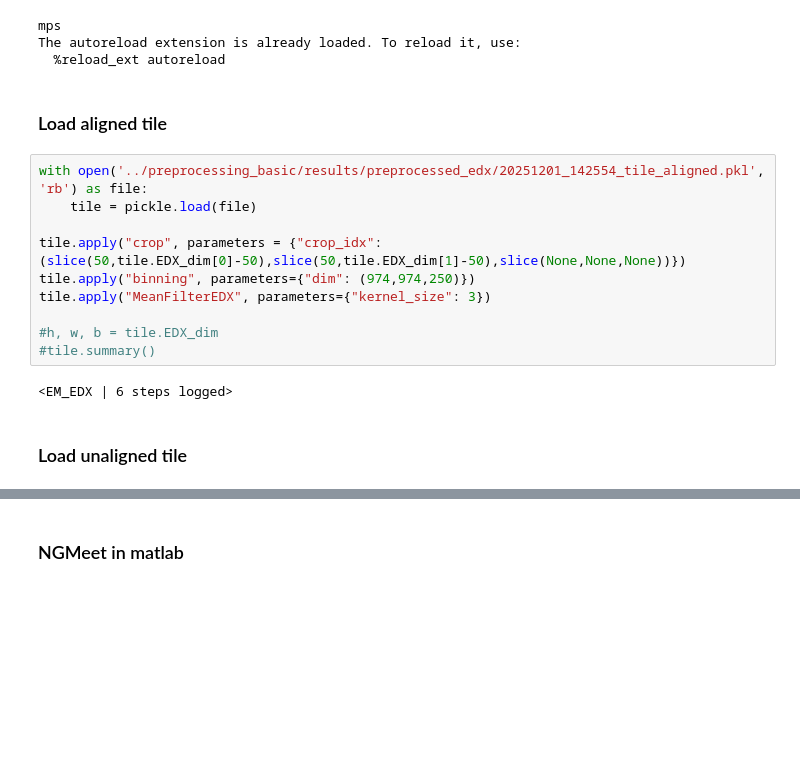
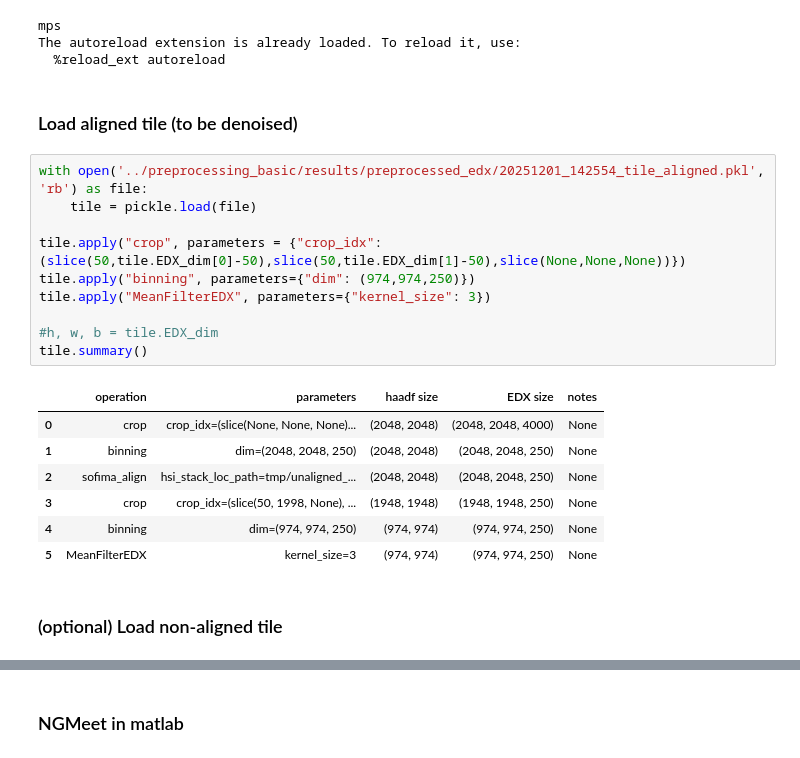
Before and after one commit to amjams/PreHyperspectralEDX, a Jupyter notebook: advanced_denoising/02_Denoise_NGMeet.ipynb, the cells around one changed output, grey strips where cells are left out. Drawn from its saved outputs; the diff is of its cells as text; blank space fills up the shorter version.

```diff
--- a/advanced_denoising/02_Denoise_NGMeet.ipynb
+++ b/advanced_denoising/02_Denoise_NGMeet.ipynb
@@ -32,21 +32,27 @@ mps
 The autoreload extension is already loaded. To reload it, use:
   %reload_ext autoreload
 # %% [markdown]
-### Load aligned tile
+### Load aligned tile (to be denoised)
 # %%
 with open('../preprocessing_basic/results/preprocessed_edx/20251201_142554_tile_aligned.pkl', 'rb') as file:
     tile = pickle.load(file)
 
 tile.apply("crop", parameters = {"crop_idx": (slice(50,tile.EDX_dim[0]-50),slice(50,tile.EDX_dim[1]-50),slice(None,None,None))})
 tile.apply("binning", parameters={"dim": (974,974,250)})
 tile.apply("MeanFilterEDX", parameters={"kernel_size": 3})
 
 #h, w, b = tile.EDX_dim
-#tile.summary()
+tile.summary()
 # %% [output]
-<EM_EDX | 6 steps logged>
+|  | operation | parameters | haadf size | EDX size | notes |
+| 0 | crop | crop_idx=(slice(None, None, None)... | (2048, 2048) | (2048, 2048, 4000) | None |
+| 1 | binning | dim=(2048, 2048, 250) | (2048, 2048) | (2048, 2048, 250) | None |
+| 2 | sofima_align | hsi_stack_loc_path=tmp/unaligned_... | (2048, 2048) | (2048, 2048, 250) | None |
+| 3 | crop | crop_idx=(slice(50, 1998, None), ... | (1948, 1948) | (1948, 1948, 250) | None |
+| 4 | binning | dim=(974, 974, 250) | (974, 974) | (974, 974, 250) | None |
+| 5 | MeanFilterEDX | kernel_size=3 | (974, 974) | (974, 974, 250) | None |
 # %% [markdown]
-### Load unaligned tile
+### (optional) Load non-aligned tile
 # %%
 # load data
 file_path = "../data/EMD/EDXdataset.emd"
```
Also changed, not shown: parts of 21 cells of this notebook, 7 other files.
